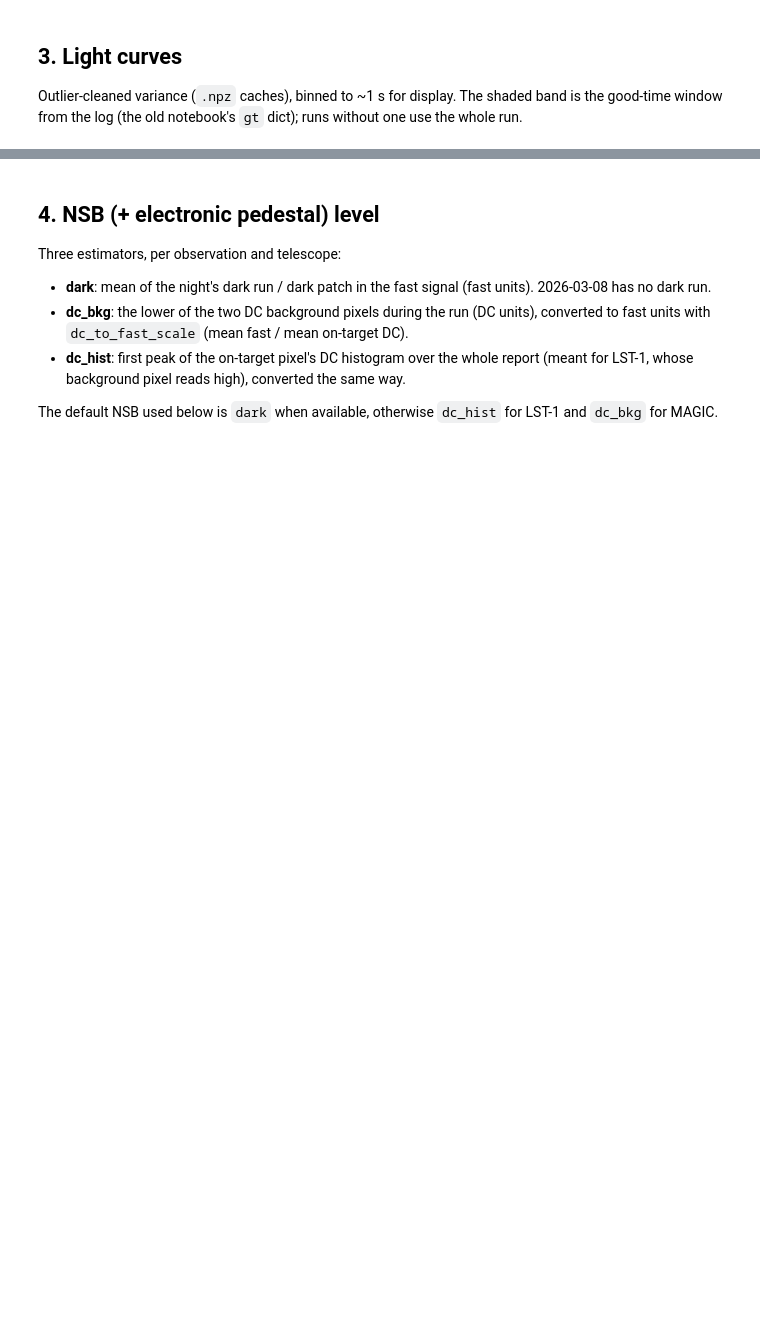
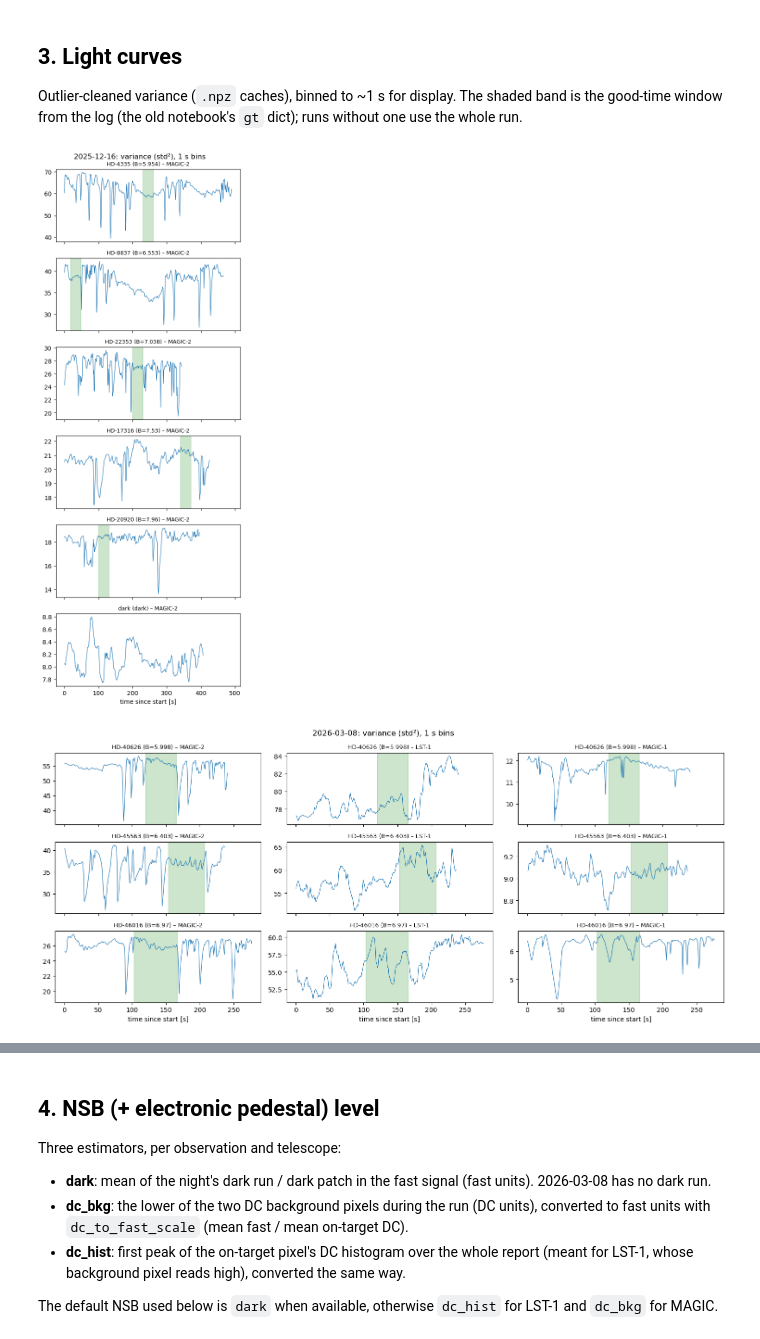
Before and after one commit to eliadse/kbo-occultation, a Jupyter notebook: notebooks/snr_study.ipynb, the cells around one changed output, grey strips where cells are left out. Saved outputs shown, nothing was run; the diff lists cells and outputs as text; code cells hidden in the pictures; blank space fills up the shorter version.

Commit message:
Sorted stars by magnitude,from brightest to dark patches

```diff
--- a/notebooks/snr_study.ipynb
+++ b/notebooks/snr_study.ipynb
@@ -114,21 +176,32 @@ for night in log.nights.values():
 Outlier-cleaned variance (`.npz` caches), binned to ~1 s for display. The shaded band is the good-time window from the log (the old notebook's `gt` dict); runs without one use the whole run.
 # %%
 lcs = load_lightcurves(log)   # (night, observation, channel) -> LightCurve
+
+
+def plot_order(night):
+    """Stars from brightest to faintest (B), then the dark runs."""
+    stars = sorted(night.stars.values(), key=lambda o: (o.mag_B is None, o.mag_B or 0))
+    return stars + [o for o in night.observations.values() if not o.is_star]
+
 
 for night in log.nights.values():
     fig, axes = plt.subplots(len(night.observations), len(night.channels), squeeze=False,
                              figsize=(5 * len(night.channels), 2.2 * len(night.observations)), sharex=True)
-    for i, obs in enumerate(night.observations.values()):
+    for i, obs in enumerate(plot_order(night)):
+        label = f"B={obs.mag_B}" if obs.is_star else obs.type
         for j, ch in enumerate(night.channels):
             lc = lcs[(night.name, obs.name, ch)]
             t, s, _ = bin_average(lc.time - lc.time[0], lc.signal, int(round(1 / lc.dt)))
             ax = axes[i, j]
             ax.plot(t, s, lw=0.8)
             if obs.good_time:
                 ax.axvspan(*obs.good_time, color="green", alpha=0.2)
-            ax.set_title(f"{obs.name} – {TELESCOPES[ch].name}", fontsize=9)
+            ax.set_title(f"{obs.name} ({label}) – {TELESCOPES[ch].name}", fontsize=9)
     for ax in axes[-1]:
         ax.set_xlabel("time since start [s]")
     fig.suptitle(f"{night.name}: variance (std²), 1 s bins")
     fig.tight_layout()
     plt.show()
+# %% [output]
+[figure, added]
+[figure, added]
```
Also changed, not shown: parts of 16 cells of this notebook.
